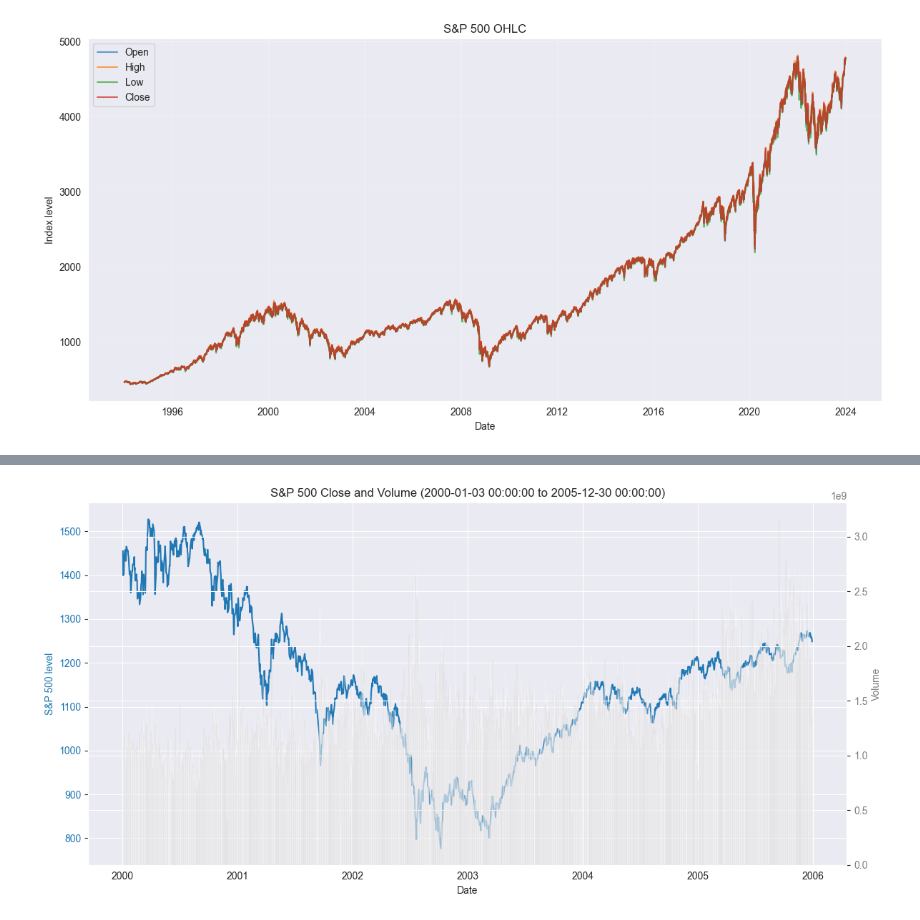
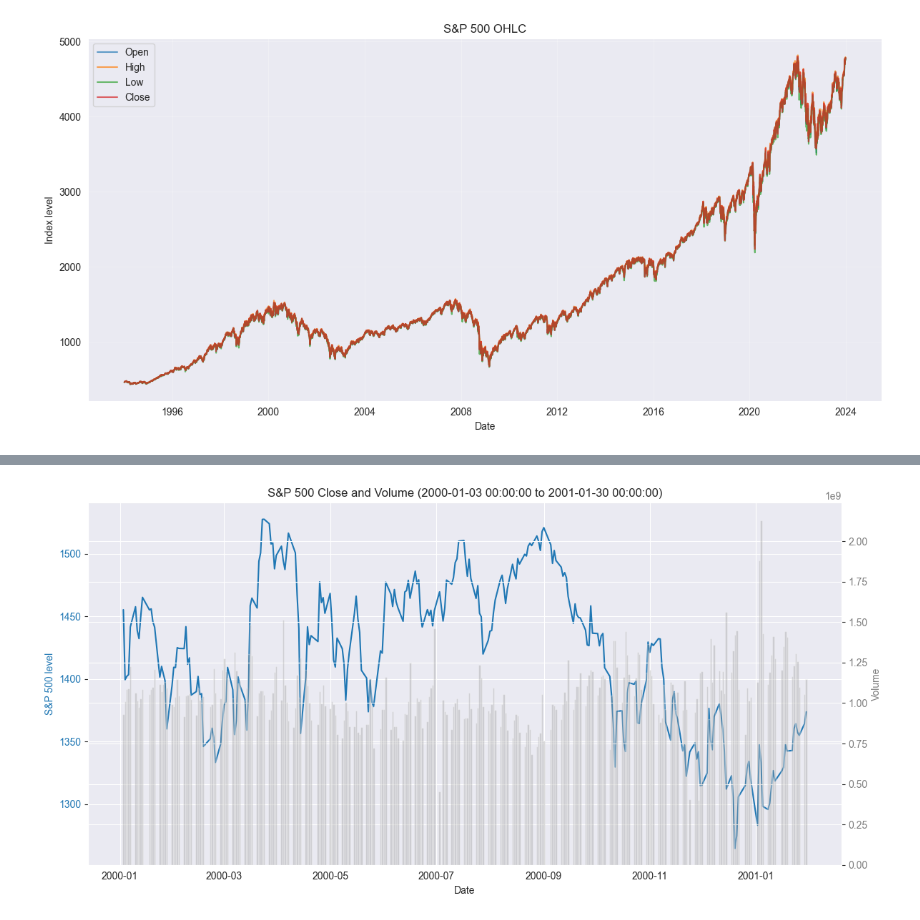
Before and after one commit to nickdatak/Unsupervised-Discovery-of-Market-Regimes, a Jupyter notebook: figures/S&P500.ipynb, the cells around one changed output, grey strips where cells are left out. Saved outputs shown, nothing was run; the diff lists cells and outputs as text; code cells hidden in the pictures.

Commit message:
all visualisations created and data partially cleaned

```diff
--- a/figures/S&P500.ipynb
+++ b/figures/S&P500.ipynb
@@ -65,23 +59,25 @@ plt.show()
 # %%
-period = df.loc["2000-01-01":"2005-12-31"]
+period = df.loc["2000-01-01":"2001-01-30"]
 start = period.index[0]
 end = period.index[-1]
 
 #To change that for a specific period
 fig, ax_price = plt.subplots(figsize=(12, 6))
 
 ax_price.plot(period.index, period["Close"], color="tab:blue", label="Close")
 ax_price.set_xlabel("Date")
 ax_price.set_ylabel("S&P 500 level", color="tab:blue")
 ax_price.tick_params(axis="y", labelcolor="tab:blue")
 
 ax_vol = ax_price.twinx()
 ax_vol.bar(period.index, period["Volume"], color="tab:gray", alpha=0.3, width=1.0, label="Volume")
 ax_vol.set_ylabel("Volume", color="tab:gray")
 ax_vol.tick_params(axis="y", labelcolor="tab:gray")
 
 plt.title("S&P 500 Close and Volume ({0} to {1})".format(start, end))
 fig.tight_layout()
 plt.show()
+
+#Displaying prices and the volume on the same chart
 # %% [output]
-[figure, old version]
+[figure, new version]
```
Also changed, not shown: parts of 3 cells of this notebook, 2 other files.
